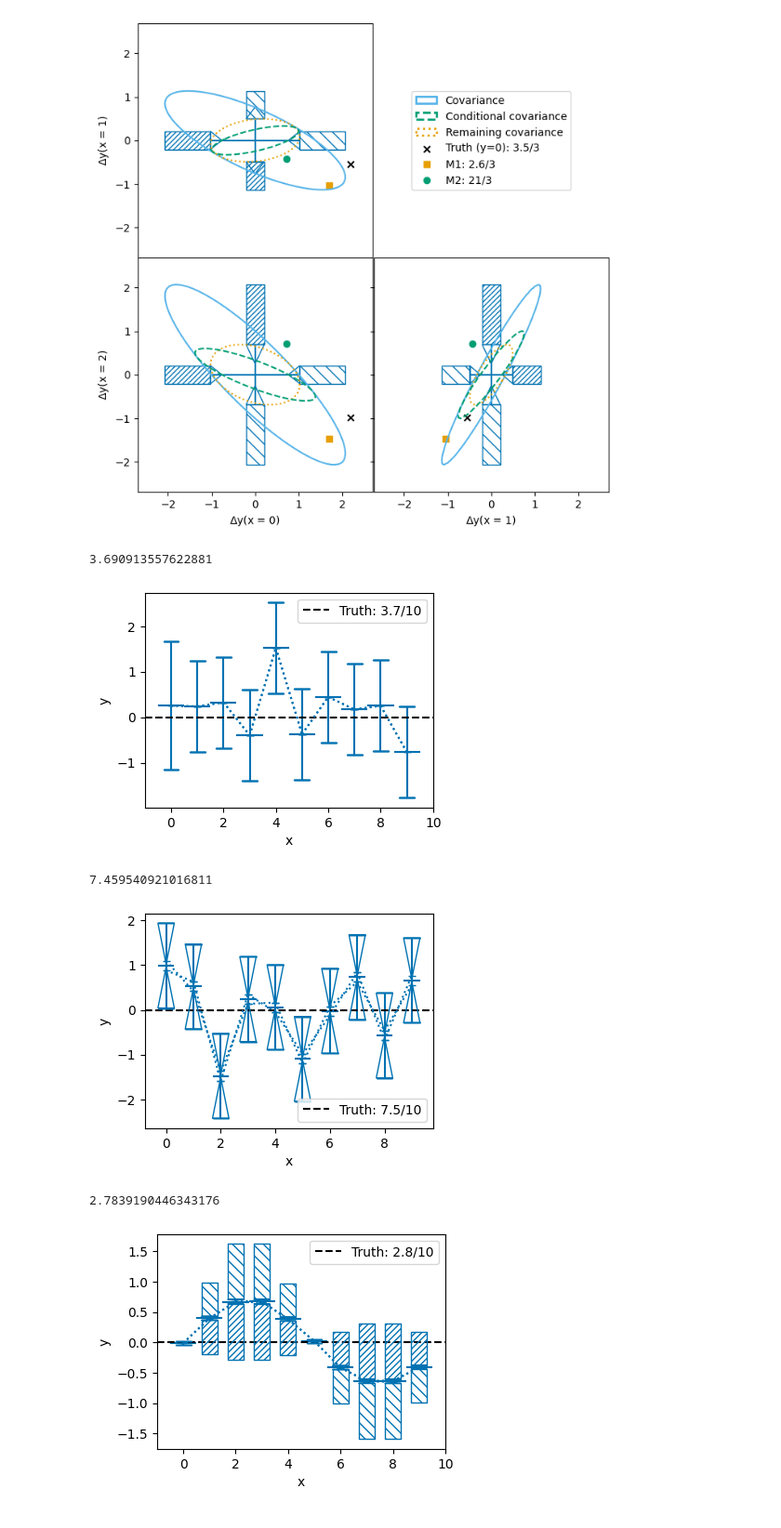
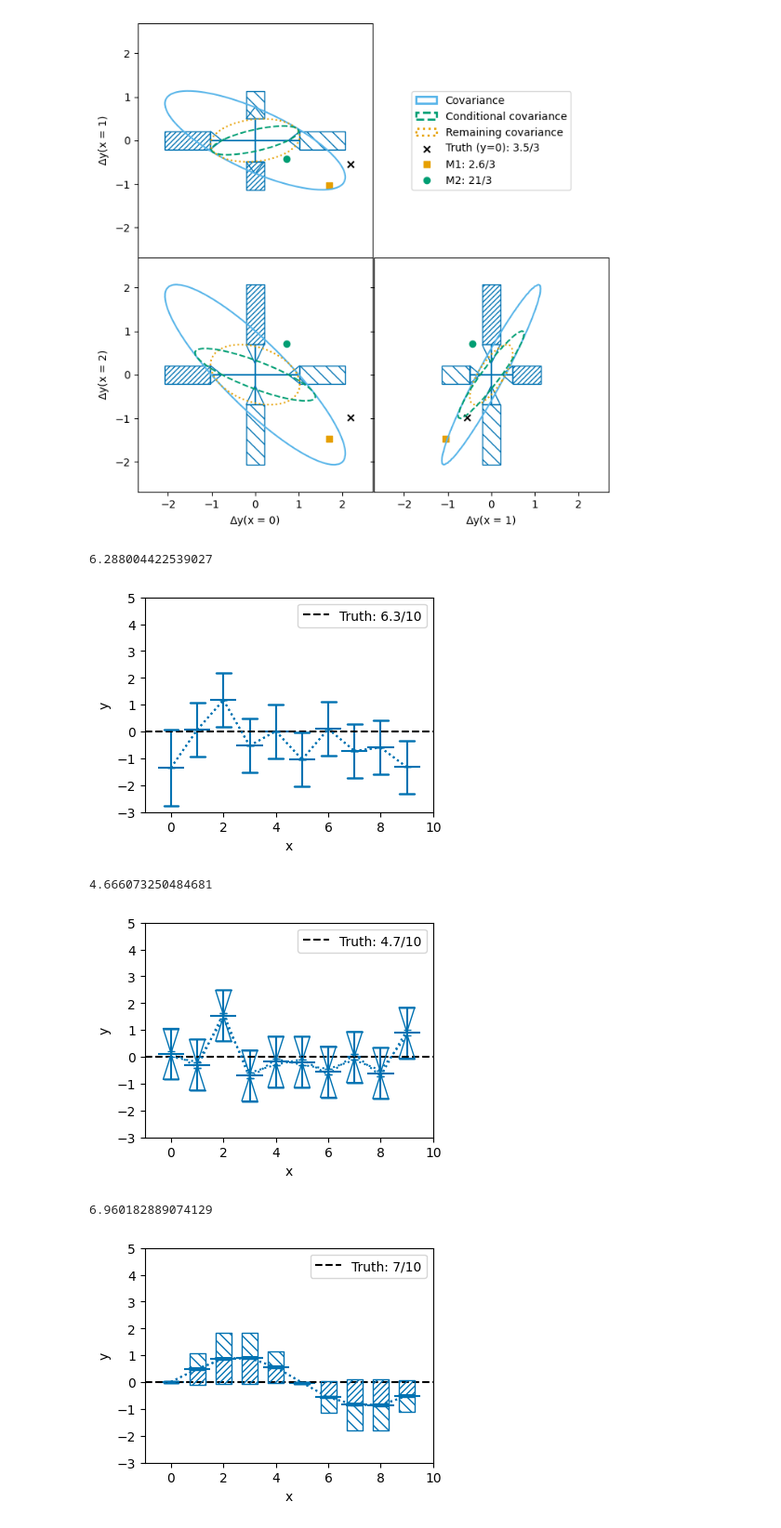
Before and after one commit to ast0815/covplot, a Jupyter notebook: covplot.ipynb, the cells around one changed output. Shown at 93% size. Cells and saved outputs as stored; diff of their text form; code cells hidden in the pictures.

Commit message:
Update plots.

```diff
--- a/covplot.ipynb
+++ b/covplot.ipynb
@@ -418,11 +418,12 @@ nuplt.pcplot(xe, ye, cove, xerr=0.5)
 plt.axhline(0, color="k", linestyle="--", label=f"Truth: {chi_truthe:.2g}/{Ne}")
 plt.xlabel("x")
 plt.ylabel("y")
+plt.ylim(bottom=-3, top=5)
 plt.legend()
 plt.savefig("plots/example-uncor.pdf", bbox_inches="tight")
 # %% [output]
-3.690913557622881
+6.288004422539027
-[figure, old version]
+[figure, new version]
 # %%
 fig, ax = plt.subplots(figsize=(4, 3), dpi=100)
 cove = np.eye(Ne)
@@ -432,33 +433,35 @@ ye = rng.multivariate_normal([0] * Ne, cove)
 chi_truthe = (ye[np.newaxis, :] @ np.linalg.inv(cove) @ ye[:, np.newaxis]).flat[0]
 print(chi_truthe)
 ret = {}
-nuplt.pcplot(xe, ye, cove, xerr=0.3, return_dict=ret)
+nuplt.pcplot(xe, ye, cove, xerr=0.5, return_dict=ret)
 plt.axhline(0, color="k", linestyle="--", label=f"Truth: {chi_truthe:.2g}/{Ne}")
 plt.xlabel("x")
 plt.ylabel("y")
+plt.ylim(bottom=-3, top=5)
 plt.legend()
 plt.savefig("plots/example-shape-only.pdf", bbox_inches="tight")
 # %% [output]
-7.459540921016811
+4.666073250484681
-[figure, old version]
+[figure, new version]
 # %%
 fig, ax = plt.subplots(figsize=(4, 3), dpi=100)
 cove = 0.001 * np.eye(Ne)
 v1 = np.sin(2 * np.pi * (xe / Ne))
 cove += v1[:, np.newaxis] @ v1[np.newaxis, :]
 ye = rng.multivariate_normal([0] * Ne, cove)
 chi_truthe = (ye[np.newaxis, :] @ np.linalg.inv(cove) @ ye[:, np.newaxis]).flat[0]
 print(chi_truthe)
 ret = {}
 nuplt.pcplot(xe, ye, cove, components=1, xerr=0.5, return_dict=ret)
 plt.axhline(0, color="k", linestyle="--", label=f"Truth: {chi_truthe:.2g}/{Ne}")
 plt.xlabel("x")
 plt.ylabel("y")
+plt.ylim(bottom=-3, top=5)
 plt.legend()
 plt.savefig("plots/example-single.pdf", bbox_inches="tight")
 # %% [output]
-2.7839190446343176
+6.960182889074129
-[figure, old version]
+[figure, new version]
 # %%
 fig, ax = plt.subplots(figsize=(4, 3), dpi=100)
 cove = 0.0001 * np.eye(Ne)
```
Also changed, not shown: parts of 4 cells of this notebook.
